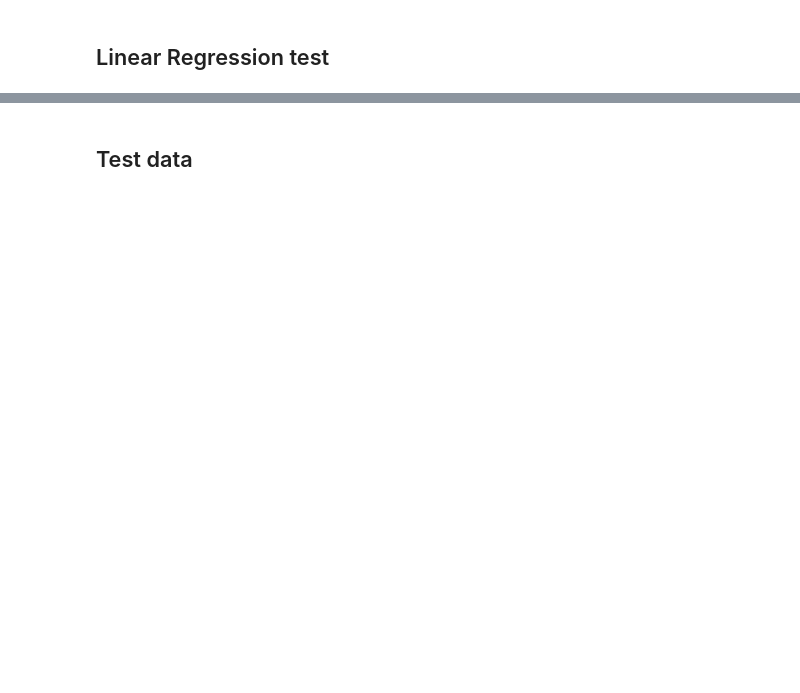
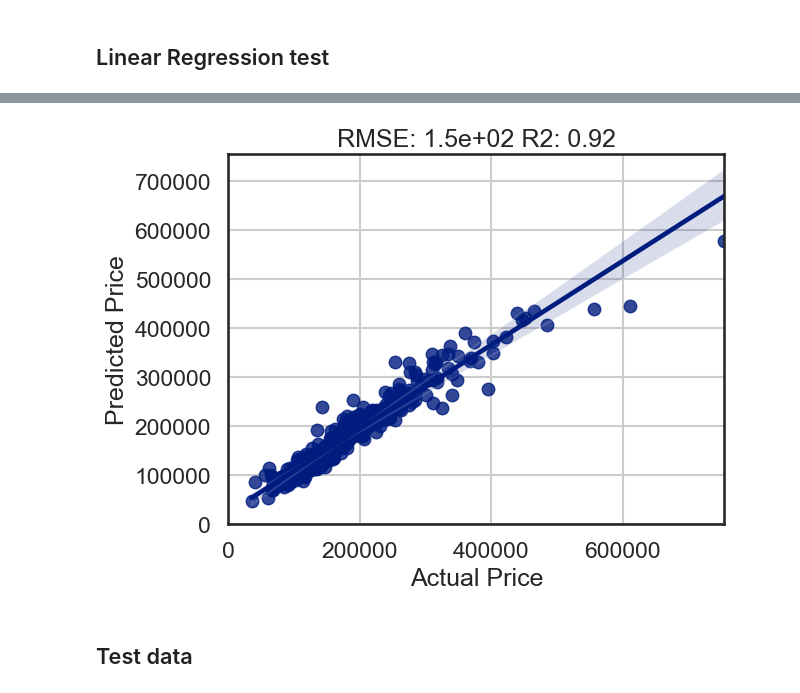
Before and after one commit to MKastek/House-Prices, a Jupyter notebook: notebook/House-Prices.ipynb, the cells around one changed output, grey strips where cells are left out. Saved outputs shown, nothing was run; the diff lists cells and outputs as text; code cells hidden in the pictures; blank space fills up the shorter version.

```diff
--- a/notebook/House-Prices.ipynb
+++ b/notebook/House-Prices.ipynb
@@ -206,2 +321,6 @@ ax.grid()
+# %%
+lin_reg_skew = test_elastic_net(X_train_with_skew , y_train, X_test_with_skew , y_test, skew=True)
+# %% [output]
+[figure, added]
 # %% [markdown]
 ## Test data
```
Also changed, not shown: parts of 34 cells of this notebook, 4 other files.
